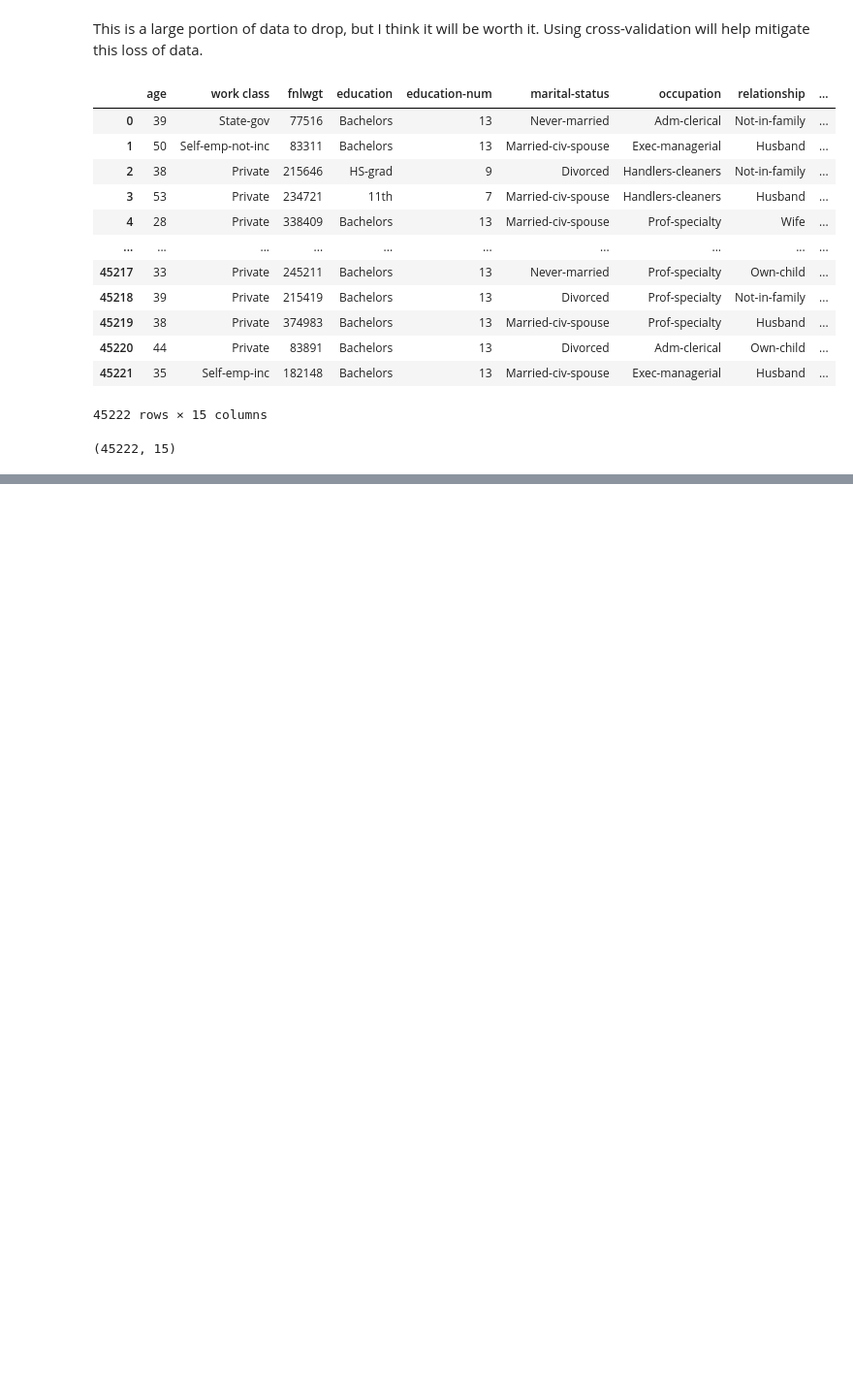
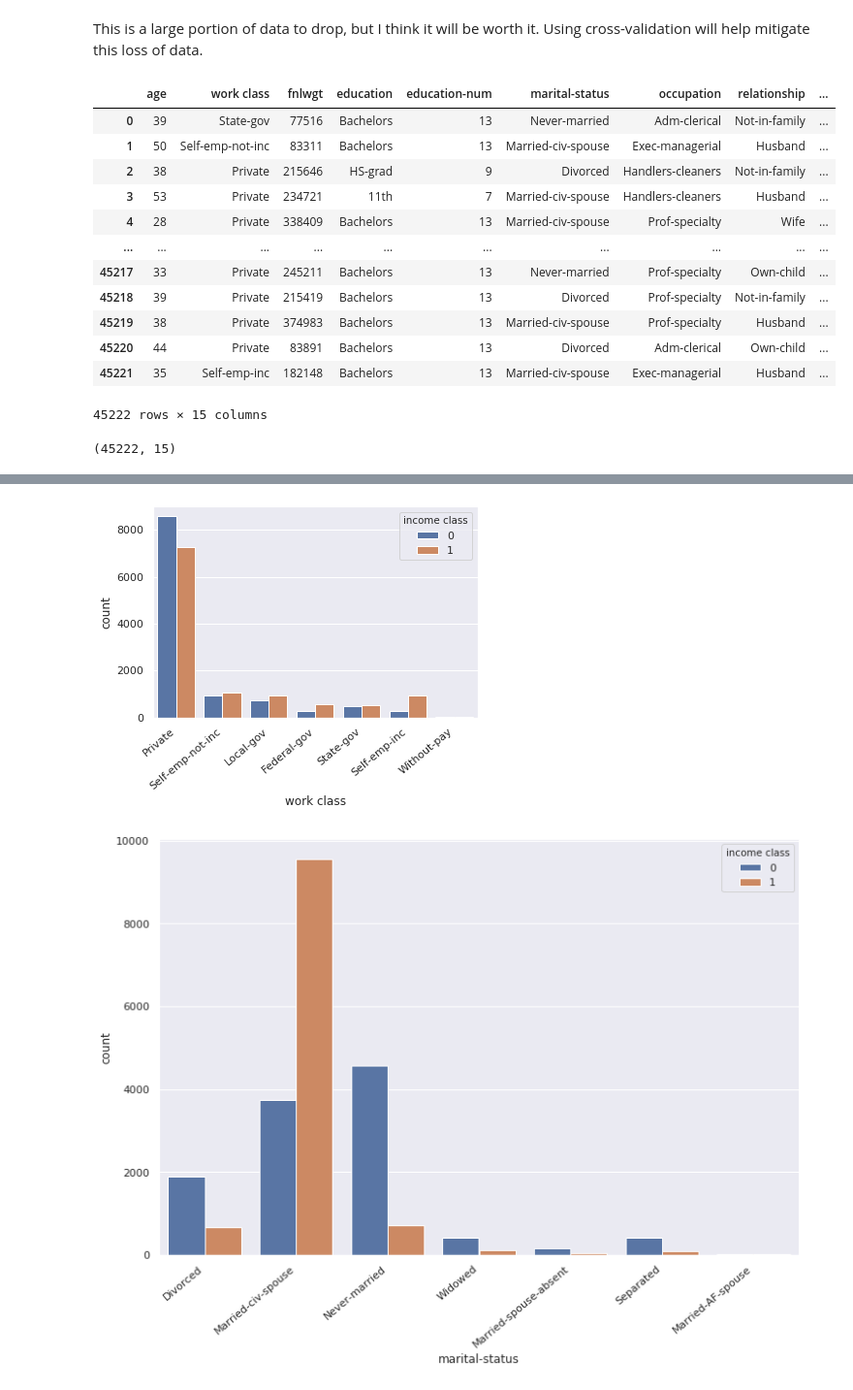
Before and after one commit to bzeeno/Data-Science, a Jupyter notebook: IncomeClass/Preprocess.ipynb, the cells around one changed output, grey strips where cells are left out. Shown at 97% size. Cells and saved outputs as stored; diff of their text form; code cells hidden in the pictures; blank space fills up the shorter version.

```diff
--- a/IncomeClass/Preprocess.ipynb
+++ b/IncomeClass/Preprocess.ipynb
@@ -176,5 +199,0 @@ print(mappings_list)
-# %%
-# Let's remove the rows that have the actual names
-categorical_df.drop(categorical_names, axis=1,inplace=True)
-categorical_df.reset_index(drop=True)
-categorical_df.head()
@@ -188,7 +199,0 @@ categorical_df.head()
-# %%
-# Rearrange cols. Drop education since we have eduction num
-categorical_df = categorical_df[["age","fnlwgt","education-num","capital-gain","capital-loss","hours-per-week",
-                                 "work class labels", "marital-status labels", "occupation labels",
-                                 "relationship labels", "race labels", "sex labels", "native-country labels",
-                                 "income class"]]
-categorical_df.head()
@@ -205,0 +202,8 @@ P
+# %%
+df_majority = categorical_df[categorical_df["income class"]==0] # DF with only income class = 0
+df_minority = categorical_df[categorical_df["income class"]==1] # DF with only income class = 1
+# Only keep ratio of 1:0 so they will be equal
+# sample method shuffles rows, which is what we want
+df_majority = df_majority.sample(frac=(ratio_1s_0s), random_state=42).reset_index(drop=True)
+print(df_majority.shape)
+print(df_minority.shape)
@@ -205,0 +213,5 @@ P
+# %%
+# Temporary DF for countplots
+temp_df = pd.concat([df_majority, df_minority], ignore_index=True)
+print(temp_df.shape)
+temp_df
@@ -205,0 +233,8 @@ P
+# %%
+# We won't be able to perfectly see the absolute differences between the income classes as we have removed a
+# large portion of the data for these plots. But, we will be able to get an idea of the relative differences
+
+PlotFunctions.CategoryTargetCountPlot(temp_df[categorical_names],temp_df["income class"])
+# %% [output]
+[figure, added]
+[figure, added]
```
Also changed, not shown: parts of 39 cells of this notebook, 2 other files.
